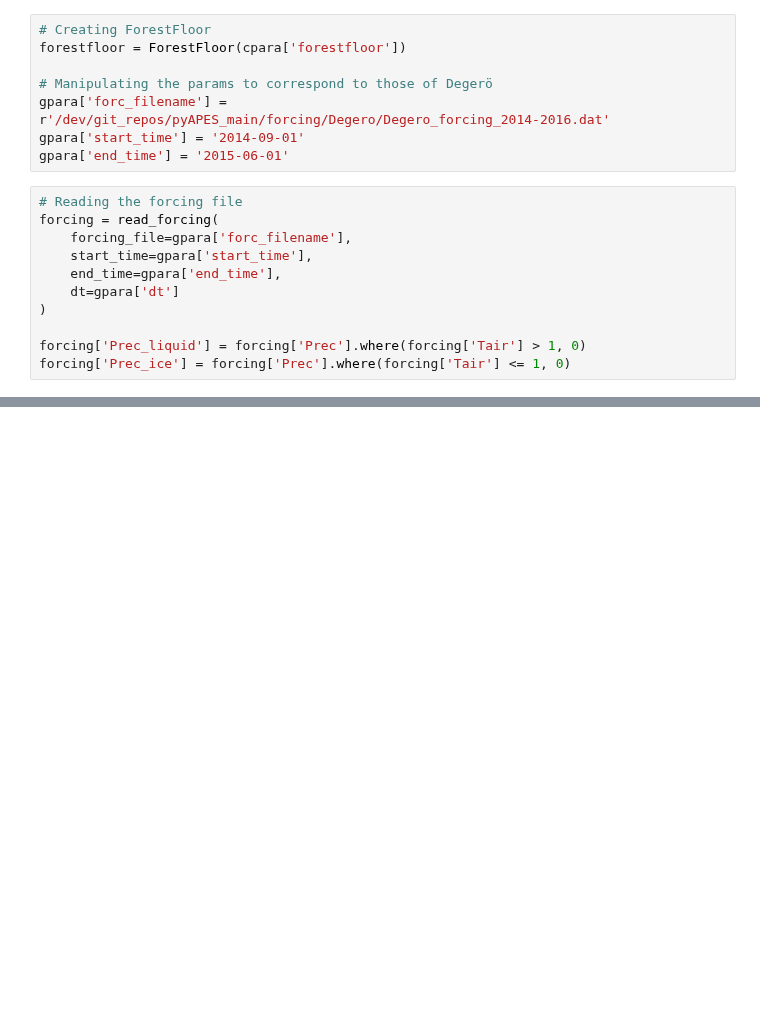
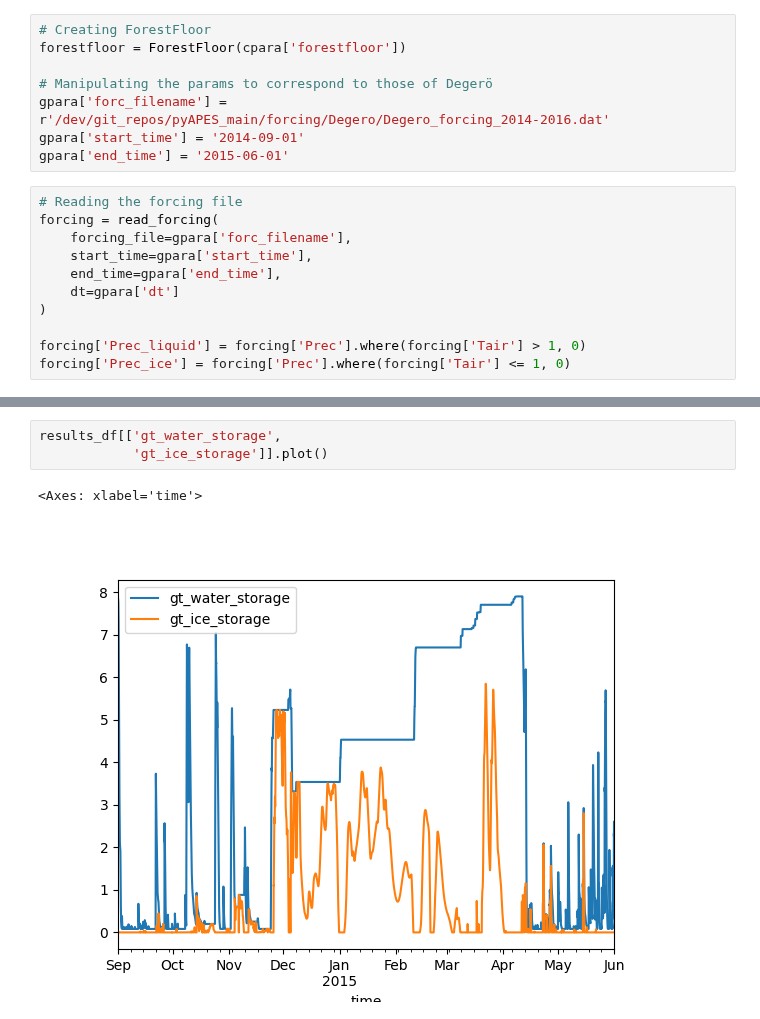
Before and after one commit to LukeEcomod/pyAPES_main, a Jupyter notebook: Examples/Demo_forestfloor.ipynb, the cells around one changed output, grey strips where cells are left out. Drawn from its saved outputs; the diff is of its cells as text; blank space fills up the shorter version.

```diff
--- a/Examples/Demo_forestfloor.ipynb
+++ b/Examples/Demo_forestfloor.ipynb
@@ -102 +101,7 @@ results_df[['ff_surface_temperature',
+# %%
+results_df[['gt_water_storage',
+            'gt_ice_storage']].plot()
+# %% [output]
+<Axes: xlabel='time'>
+[figure, added]
 # %%
```
Also changed, not shown: parts of 3 cells of this notebook, 3 other files.
